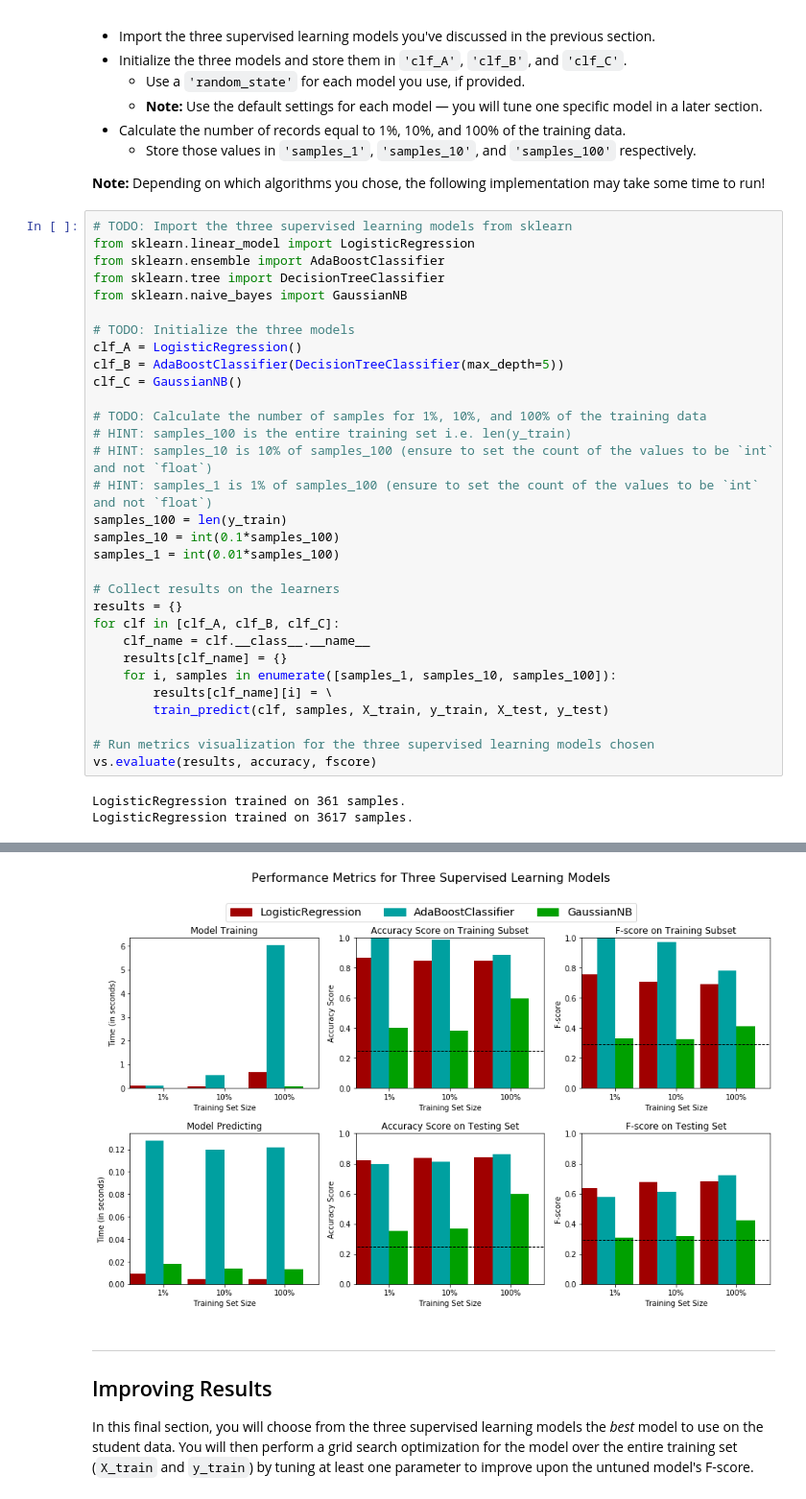
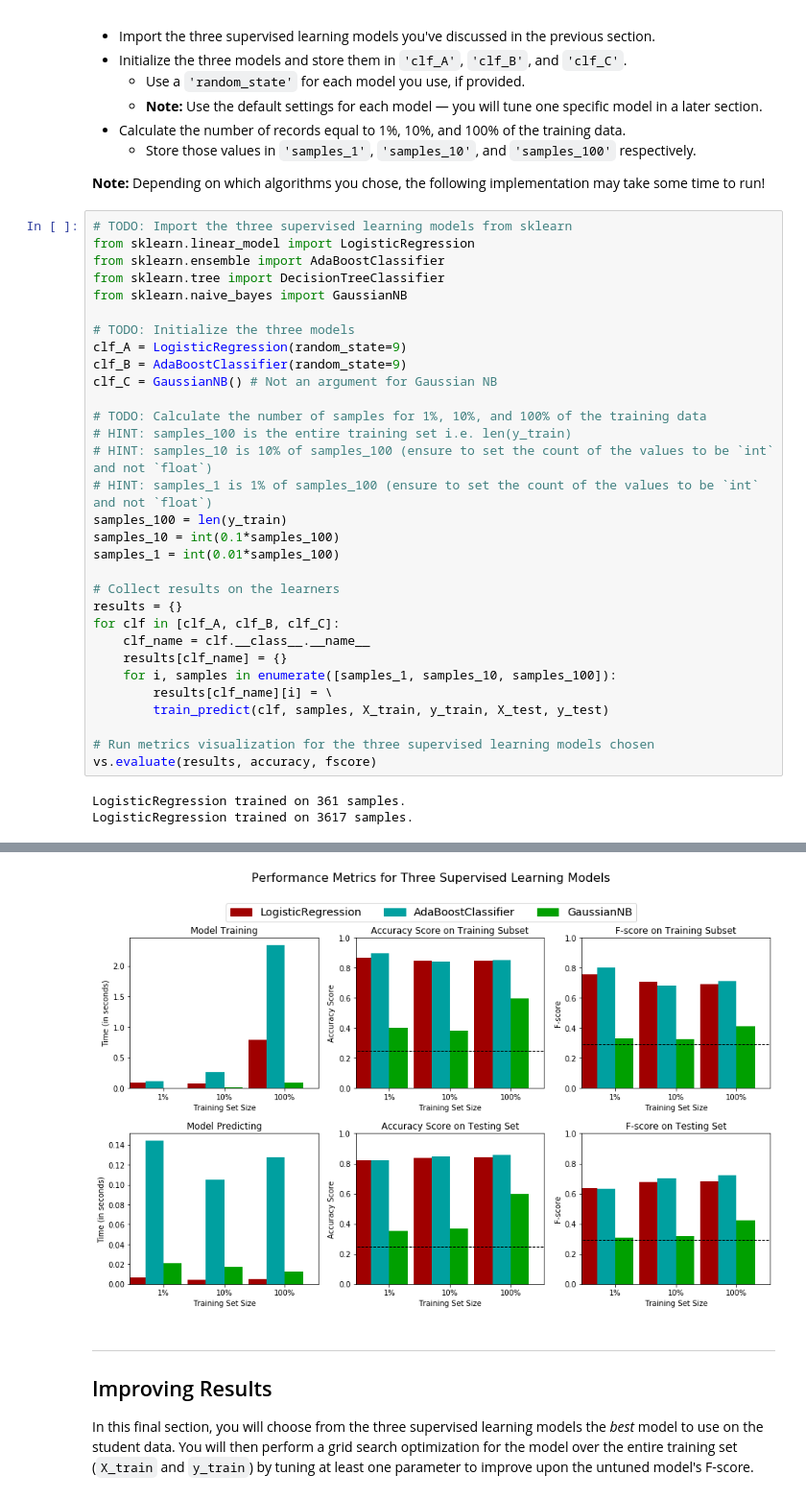
Before and after one commit to gabrielsgaspar/Finding-Donors-for-CharityML, a Jupyter notebook: finding_donors.ipynb, the cells around one changed output, grey strips where cells are left out. Shown: that part at 96% size. Drawn from its saved outputs; the diff is of its cells as text.

Commit message:
Update answers with random state

```diff
--- a/finding_donors.ipynb
+++ b/finding_donors.ipynb
@@ -382,9 +382,9 @@ from sklearn.tree import DecisionTreeClassifier
 from sklearn.naive_bayes import GaussianNB
 
 # TODO: Initialize the three models
-clf_A = LogisticRegression()
-clf_B = AdaBoostClassifier(DecisionTreeClassifier(max_depth=5))
-clf_C = GaussianNB()
+clf_A = LogisticRegression(random_state=9)
+clf_B = AdaBoostClassifier(random_state=9)
+clf_C = GaussianNB() # Not an argument for Gaussian NB
 
 # TODO: Calculate the number of samples for 1%, 10%, and 100% of the training data
 # HINT: samples_100 is the entire training set i.e. len(y_train)
@@ -395,34 +395,34 @@ samples_10 = int(0.1*samples_100)
 samples_1 = int(0.01*samples_100)
 
 # Collect results on the learners
 results = {}
 for clf in [clf_A, clf_B, clf_C]:
     clf_name = clf.__class__.__name__
     results[clf_name] = {}
     for i, samples in enumerate([samples_1, samples_10, samples_100]):
         results[clf_name][i] = \
         train_predict(clf, samples, X_train, y_train, X_test, y_test)
 
 # Run metrics visualization for the three supervised learning models chosen
 vs.evaluate(results, accuracy, fscore)
 # %% [output]
 LogisticRegression trained on 361 samples.
 LogisticRegression trained on 3617 samples.
 STOP: TOTAL NO. of ITERATIONS REACHED LIMIT.
 
 Increase the number of iterations (max_iter) or scale the data as shown in:
     https://scikit-learn.org/stable/modules/preprocessing.html
 Please also refer to the documentation for alternative solver options:
     https://scikit-learn.org/stable/modules/linear_model.html#logistic-regression
   extra_warning_msg=_LOGISTIC_SOLVER_CONVERGENCE_MSG)
 LogisticRegression trained on 36177 samples.
 AdaBoostClassifier trained on 361 samples.
 AdaBoostClassifier trained on 3617 samples.
 AdaBoostClassifier trained on 36177 samples.
 GaussianNB trained on 361 samples.
 GaussianNB trained on 3617 samples.
 GaussianNB trained on 36177 samples.
-[figure, old version]
+[figure, new version]
 # %% [markdown]
 ----
 ## Improving Results
```
Also changed, not shown: parts of 5 cells of this notebook, 1 other file.
